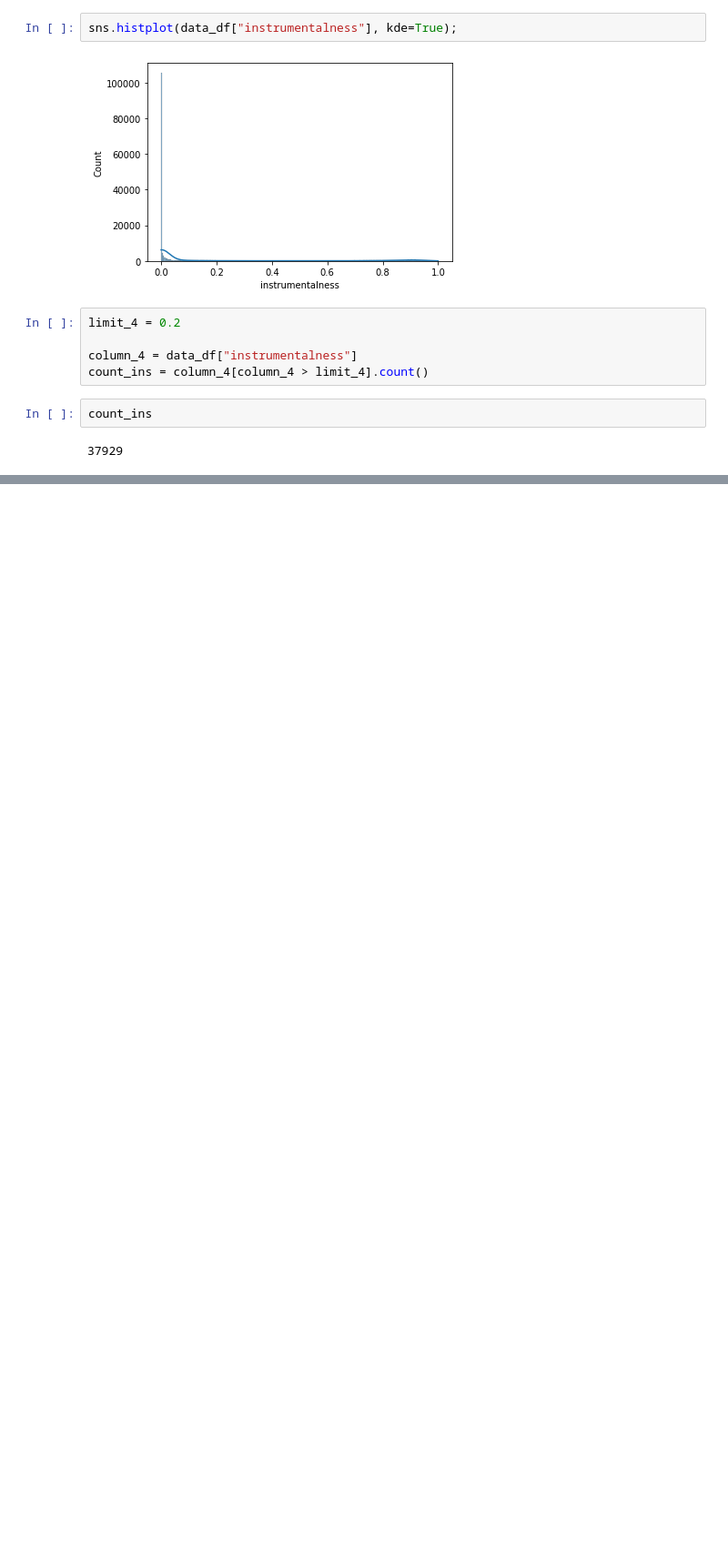
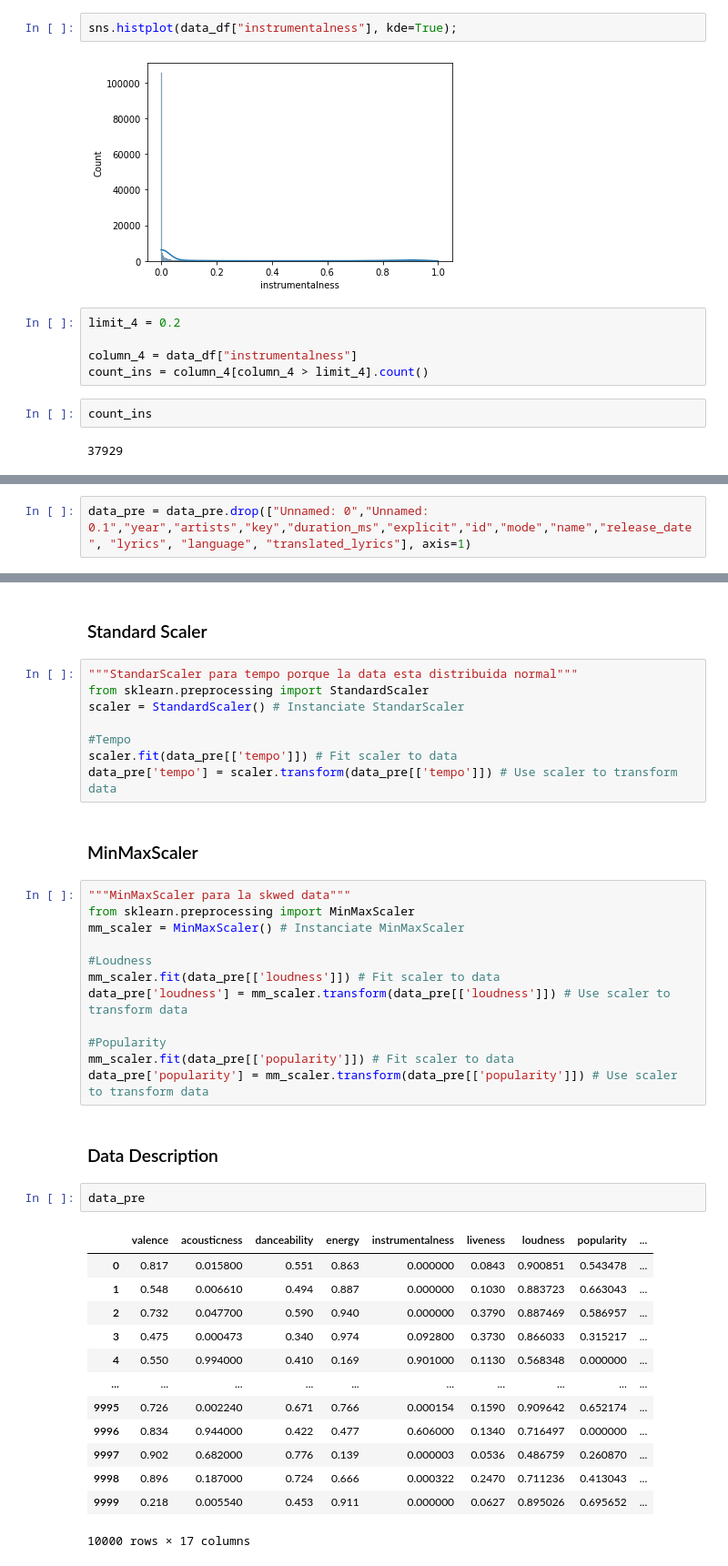
Before and after one commit to federicoeramirez/jars, a Jupyter notebook: notebooks/adrian_data_preprocessing.ipynb, the cells around one changed output, grey strips where cells are left out. Shown at 91% size. Saved outputs shown, nothing was run; the diff lists cells and outputs as text; blank space fills up the shorter version.

```diff
--- a/notebooks/adrian_data_preprocessing.ipynb
+++ b/notebooks/adrian_data_preprocessing.ipynb
@@ -275,0 +306,2 @@ count_ins
+# %%
+data_pre = data_pre.drop(["Unnamed: 0","Unnamed: 0.1","year","artists","key","duration_ms","explicit","id","mode","name","release_date", "lyrics", "language", "translated_lyrics"], axis=1)
@@ -275,0 +486,42 @@ count_ins
+# %% [markdown]
+### Standard Scaler
+# %%
+"""StandarScaler para tempo porque la data esta distribuida normal"""
+from sklearn.preprocessing import StandardScaler
+scaler = StandardScaler() # Instanciate StandarScaler
+
+#Tempo
+scaler.fit(data_pre[['tempo']]) # Fit scaler to data
+data_pre['tempo'] = scaler.transform(data_pre[['tempo']]) # Use scaler to transform data
+# %% [markdown]
+### MinMaxScaler
+# %%
+"""MinMaxScaler para la skwed data"""
+from sklearn.preprocessing import MinMaxScaler
+mm_scaler = MinMaxScaler() # Instanciate MinMaxScaler
+
+#Loudness
+mm_scaler.fit(data_pre[['loudness']]) # Fit scaler to data
+data_pre['loudness'] = mm_scaler.transform(data_pre[['loudness']]) # Use scaler to transform data
+
+#Popularity
+mm_scaler.fit(data_pre[['popularity']]) # Fit scaler to data
+data_pre['popularity'] = mm_scaler.transform(data_pre[['popularity']]) # Use scaler to transform data
+# %% [markdown]
+### Data Description
+# %%
+data_pre
+# %% [output]
+|  | valence | acousticness | danceability | energy | instrumentalness | liveness | loudness | popularity | ... |
+| 0 | 0.817 | 0.015800 | 0.551 | 0.863 | 0.000000 | 0.0843 | 0.900851 | 0.543478 | ... |
+| 1 | 0.548 | 0.006610 | 0.494 | 0.887 | 0.000000 | 0.1030 | 0.883723 | 0.663043 | ... |
+| 2 | 0.732 | 0.047700 | 0.590 | 0.940 | 0.000000 | 0.3790 | 0.887469 | 0.586957 | ... |
+| 3 | 0.475 | 0.000473 | 0.340 | 0.974 | 0.092800 | 0.3730 | 0.866033 | 0.315217 | ... |
+| 4 | 0.550 | 0.994000 | 0.410 | 0.169 | 0.901000 | 0.1130 | 0.568348 | 0.000000 | ... |
+| ... | ... | ... | ... | ... | ... | ... | ... | ... | ... |
+| 9995 | 0.726 | 0.002240 | 0.671 | 0.766 | 0.000154 | 0.1590 | 0.909642 | 0.652174 | ... |
+| 9996 | 0.834 | 0.944000 | 0.422 | 0.477 | 0.606000 | 0.1340 | 0.716497 | 0.000000 | ... |
+| 9997 | 0.902 | 0.682000 | 0.776 | 0.139 | 0.000003 | 0.0536 | 0.486759 | 0.260870 | ... |
+| 9998 | 0.896 | 0.187000 | 0.724 | 0.666 | 0.000322 | 0.2470 | 0.711236 | 0.413043 | ... |
+| 9999 | 0.218 | 0.005540 | 0.453 | 0.911 | 0.000000 | 0.0627 | 0.895026 | 0.695652 | ... |
+10000 rows × 17 columns
```
Also changed, not shown: parts of 14 cells of this notebook, 13 other files.
